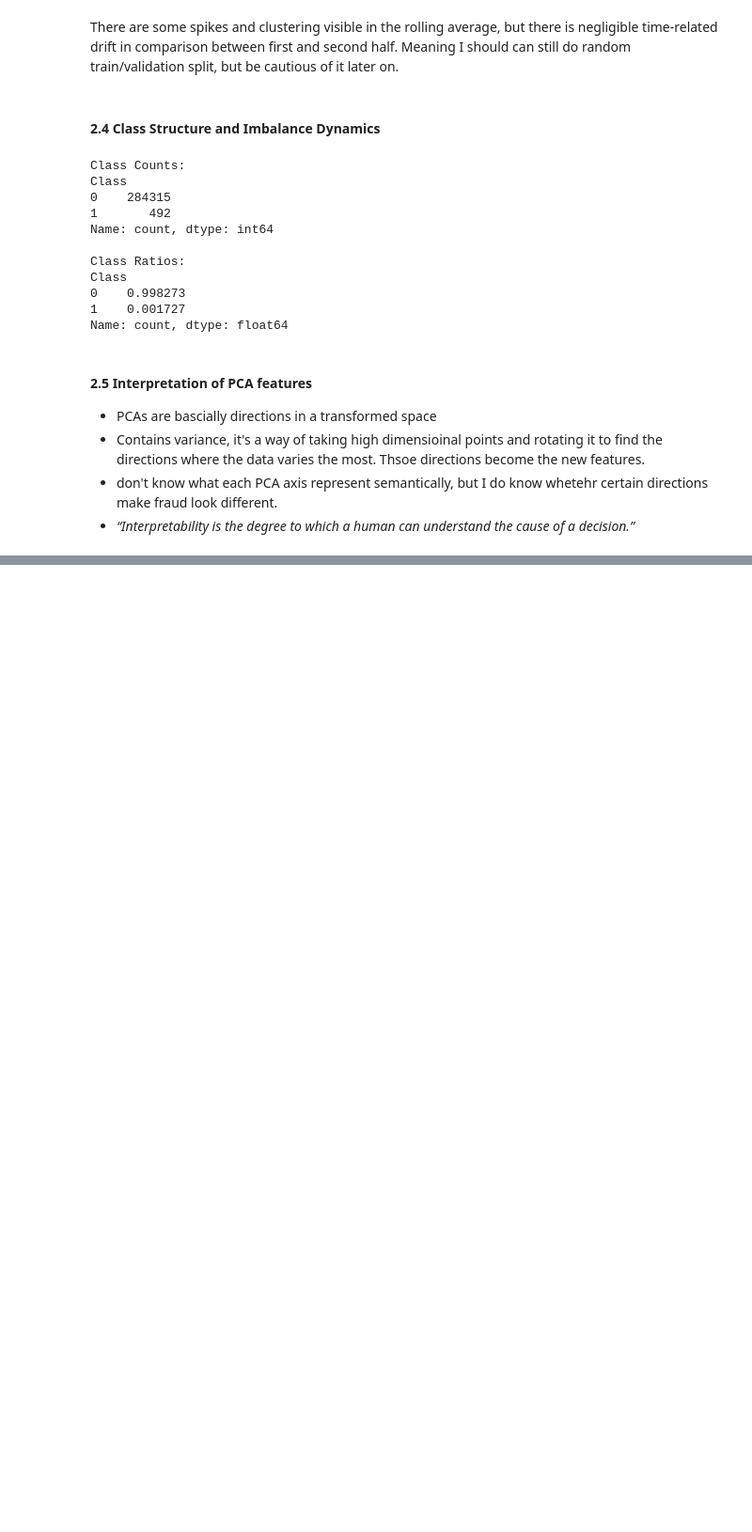
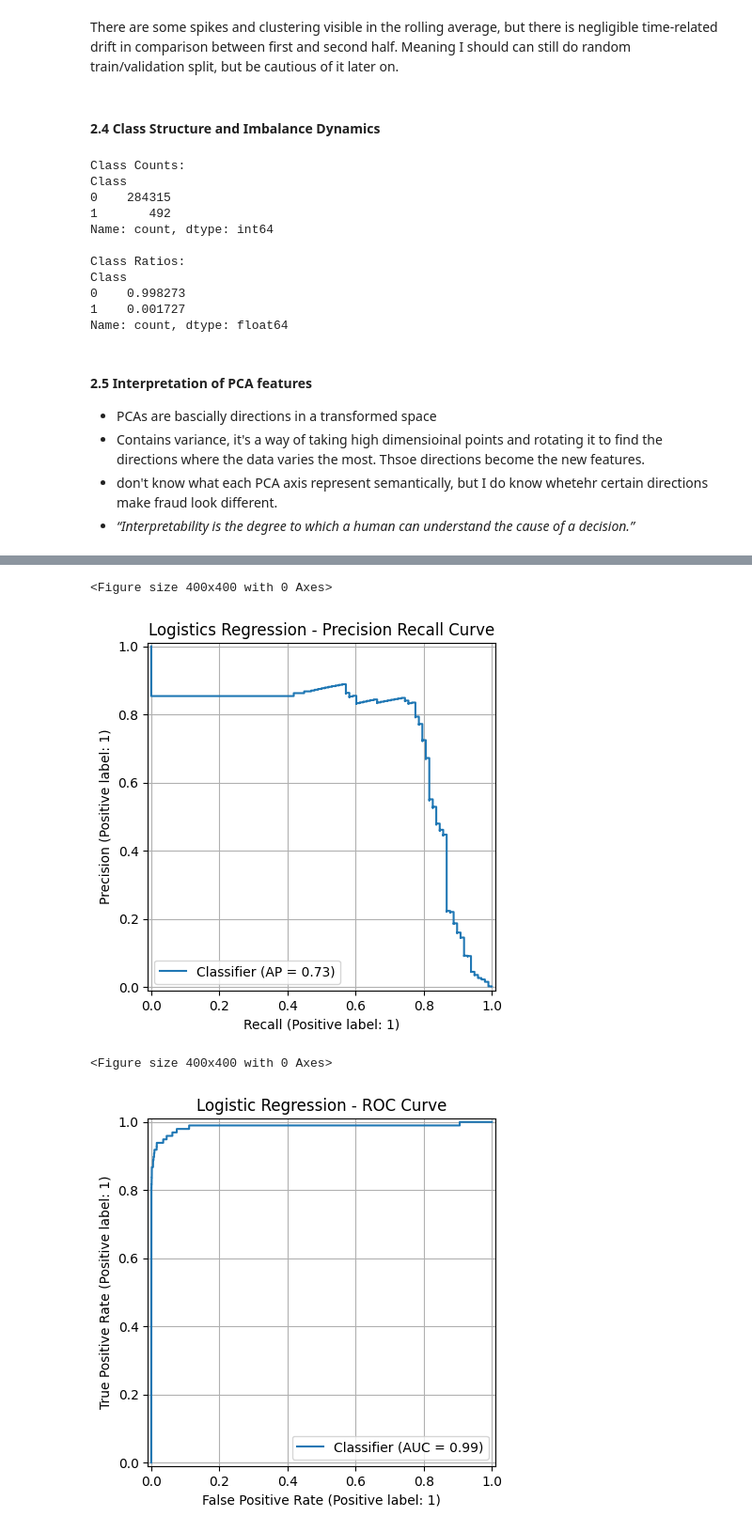
Before and after one commit to GJQu/cc-fraud-detection, a Jupyter notebook: notebooks/eda.ipynb, the cells around one changed output, grey strips where cells are left out. Shown at 94% size. Cells and saved outputs as stored; diff of their text form; code cells hidden in the pictures; blank space fills up the shorter version.

```diff
--- a/notebooks/eda.ipynb
+++ b/notebooks/eda.ipynb
@@ -57,11 +57,11 @@ import matplotlib.pyplot as plt
 import seaborn as sns
 
 # Load the dataset
-data = pd.read_csv('/Users/gavinqu/dev/cc-fraud-detection/data/creditcard.csv')
+df = pd.read_csv('/Users/gavinqu/dev/cc-fraud-detection/data/creditcard.csv')
 
 # Display basic information about the dataset
-print(data.info())
-print(data.describe().T)  # transpose for better readability
+print(df.info())
+print(df.describe().T)  # transpose for better readability
 # %% [output]
 <class 'pandas.core.frame.DataFrame'>
 RangeIndex: 284807 entries, 0 to 284806
@@ -167,9 +170,9 @@ plt.show()
 [figure]
 # %%
 # compre first half and second half
-median_time = data['Time'].median()
-data['half'] = (data['Time'] > median_time).astype(int)
-fraud_rate_half = data.groupby('half')['Class'].mean()
+median_time = df['Time'].median()
+df['half'] = (df['Time'] > median_time).astype(int) # 0 for first half, 1 for second half
+fraud_rate_half = df.groupby('half')['Class'].mean()
 print(fraud_rate_half)
 # %% [output]
 half
@@ -211,0 +220,15 @@ Name: count, dtype: float64
+# %%
+import pandas as pd
+import numpy as np
+from sklearn.model_selection import train_test_split
+
+X = df.drop(columns=['Class'])
+y = df['Class']
+
+# check imbalance
+class_counts = y.value_counts(normalize=True)
+print(class_counts)
+
+X_train, X_test, y_train, y_test = train_test_split(
+    X, y, test_size=0.2, stratify=y, random_state=35
+)
@@ -211,0 +283,20 @@ Name: count, dtype: float64
+# %%
+from sklearn.metrics import (PrecisionRecallDisplay,
+                             RocCurveDisplay)
+
+plt.figure(figsize=(4,4))
+PrecisionRecallDisplay.from_predictions(y_test, y_proba_lr)
+plt.title("Logistics Regression - Precision Recall Curve")
+plt.grid()
+plt.show()
+
+plt.figure(figsize=(4,4))
+RocCurveDisplay.from_predictions(y_test, y_proba_lr)
+plt.title("Logistic Regression - ROC Curve")
+plt.grid()
+plt.show()
+# %% [output]
+<Figure size 400x400 with 0 Axes>
+[figure, added]
+<Figure size 400x400 with 0 Axes>
+[figure, added]
```
Also changed, not shown: parts of 16 cells of this notebook.
